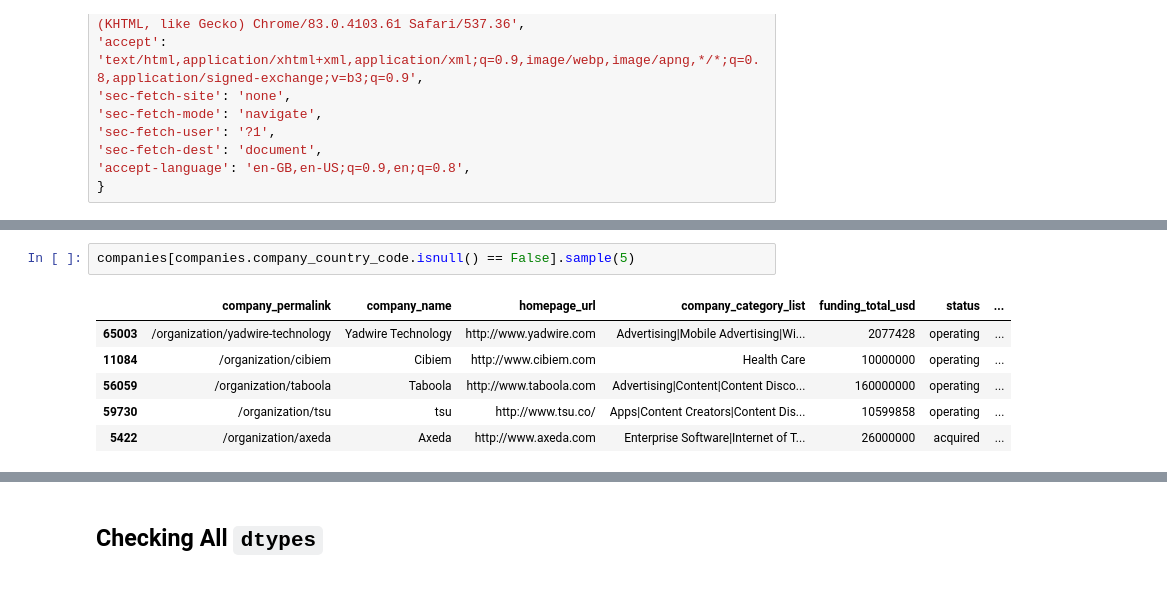
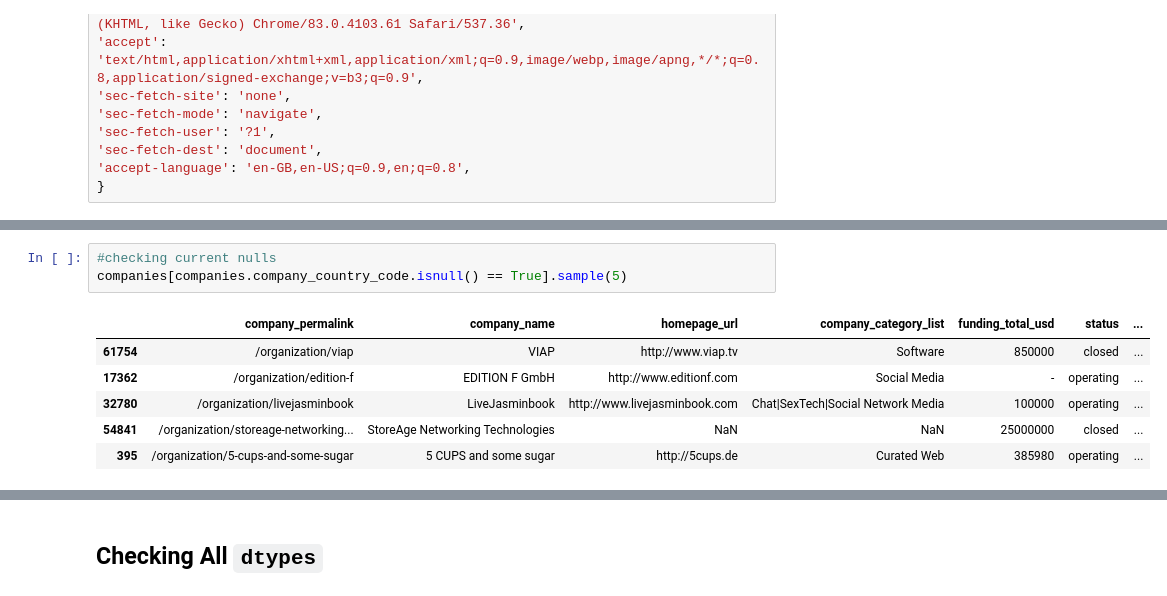
Before and after one commit to OdyAsh/StartupCompanies, a Jupyter notebook: Startup-Companies.ipynb, the cells around one changed output, grey strips where cells are left out. Saved outputs shown, nothing was run; the diff lists cells and outputs as text.

```diff
--- a/Startup-Companies.ipynb
+++ b/Startup-Companies.ipynb
@@ -890,9 +721,10 @@ df2
 # %%
-companies[companies.company_country_code.isnull() == False].sample(5)
+#checking current nulls
+companies[companies.company_country_code.isnull() == True].sample(5)
 # %% [output]
 |  | company_permalink | company_name | homepage_url | company_category_list | funding_total_usd | status | ... |
-| 65003 | /organization/yadwire-technology | Yadwire Technology | http://www.yadwire.com | Advertising|Mobile Advertising|Wi... | 2077428 | operating | ... |
-| 11084 | /organization/cibiem | Cibiem | http://www.cibiem.com | Health Care | 10000000 | operating | ... |
-| 56059 | /organization/taboola | Taboola | http://www.taboola.com | Advertising|Content|Content Disco... | 160000000 | operating | ... |
-| 59730 | /organization/tsu | tsu | http://www.tsu.co/ | Apps|Content Creators|Content Dis... | 10599858 | operating | ... |
-| 5422 | /organization/axeda | Axeda | http://www.axeda.com | Enterprise Software|Internet of T... | 26000000 | acquired | ... |
+| 61754 | /organization/viap | VIAP | http://www.viap.tv | Software | 850000 | closed | ... |
+| 17362 | /organization/edition-f | EDITION F GmbH | http://www.editionf.com | Social Media | - | operating | ... |
+| 32780 | /organization/livejasminbook | LiveJasminbook | http://www.livejasminbook.com | Chat|SexTech|Social Network Media | 100000 | operating | ... |
+| 54841 | /organization/storeage-networking... | StoreAge Networking Technologies | NaN | NaN | 25000000 | closed | ... |
+| 395 | /organization/5-cups-and-some-sugar | 5 CUPS and some sugar | http://5cups.de | Curated Web | 385980 | operating | ... |
```
Also changed, not shown: parts of 20 cells of this notebook, 2 other files.
